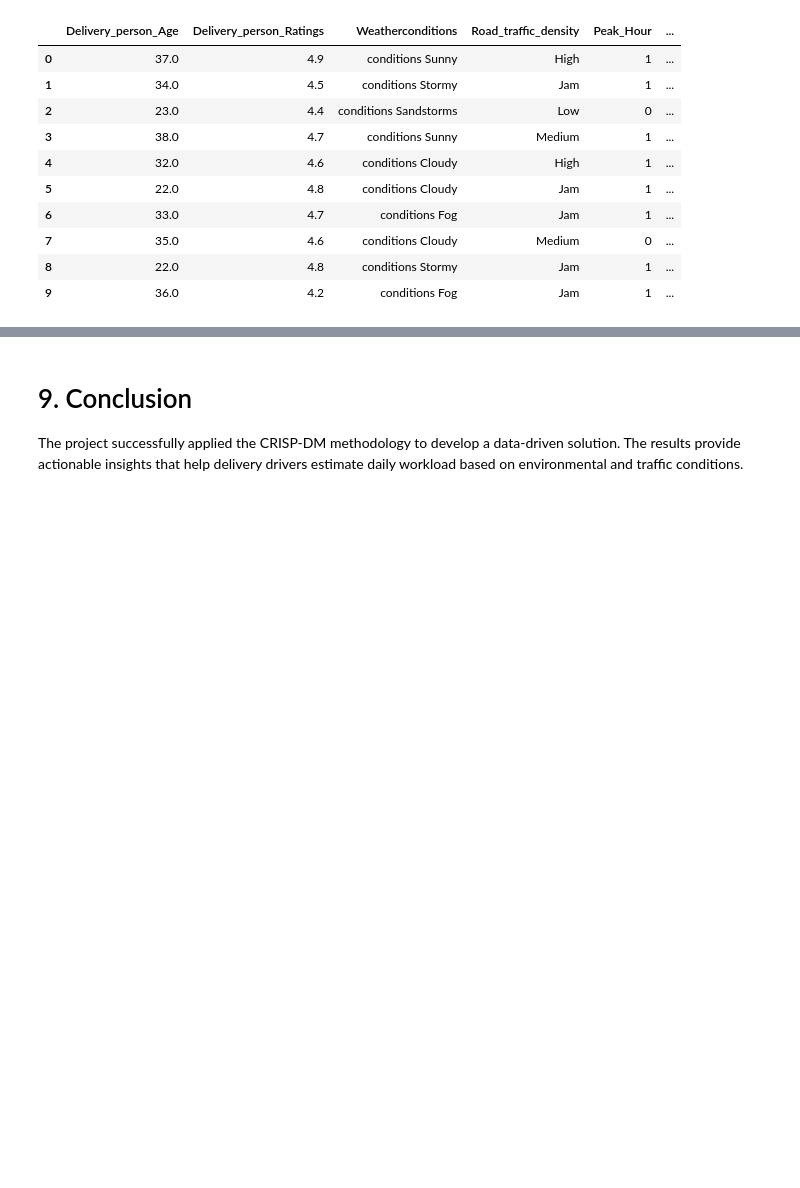
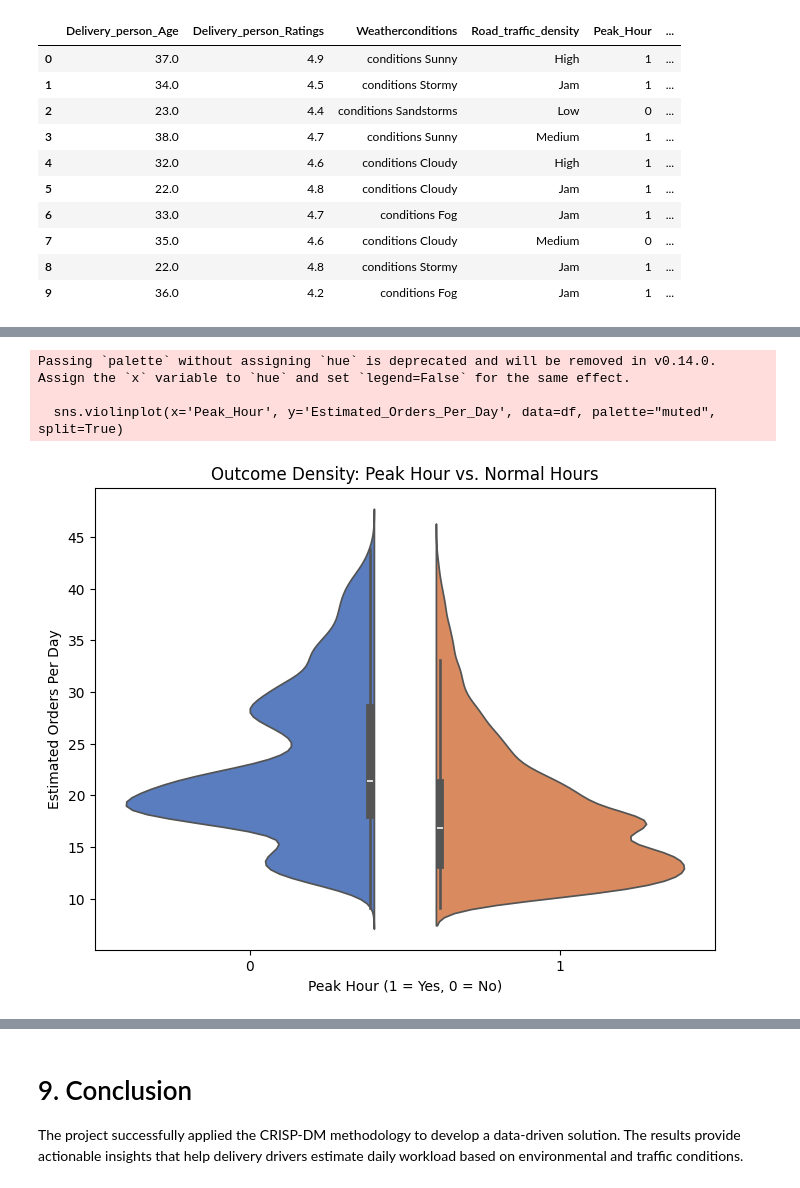
Before and after one commit to logansivam/Testing, a Jupyter notebook: DMDW_Project.ipynb, the cells around one changed output, grey strips where cells are left out. Saved outputs shown, nothing was run; the diff lists cells and outputs as text; code cells hidden in the pictures; blank space fills up the shorter version.

```diff
--- a/DMDW_Project.ipynb
+++ b/DMDW_Project.ipynb
@@ -275,0 +338,15 @@ plt.show()
+# %%
+# 3. Violin Plot: Peak Hour vs. Order Volume
+# The "width" of the violin shows how common certain order counts are.
+plt.figure(figsize=(8, 6))
+sns.violinplot(x='Peak_Hour', y='Estimated_Orders_Per_Day', data=df, palette="muted", split=True)
+plt.title('Outcome Density: Peak Hour vs. Normal Hours')
+plt.xlabel('Peak Hour (1 = Yes, 0 = No)')
+plt.ylabel('Estimated Orders Per Day')
+plt.savefig('peak_hour_density_violin.png')
+plt.show()
+# %% [output]
+Passing `palette` without assigning `hue` is deprecated and will be removed in v0.14.0. Assign the `x` variable to `hue` and set `legend=False` for the same effect.
+
+  sns.violinplot(x='Peak_Hour', y='Estimated_Orders_Per_Day', data=df, palette="muted", split=True)
+[figure, added]
```
Also changed, not shown: parts of 32 cells of this notebook.
